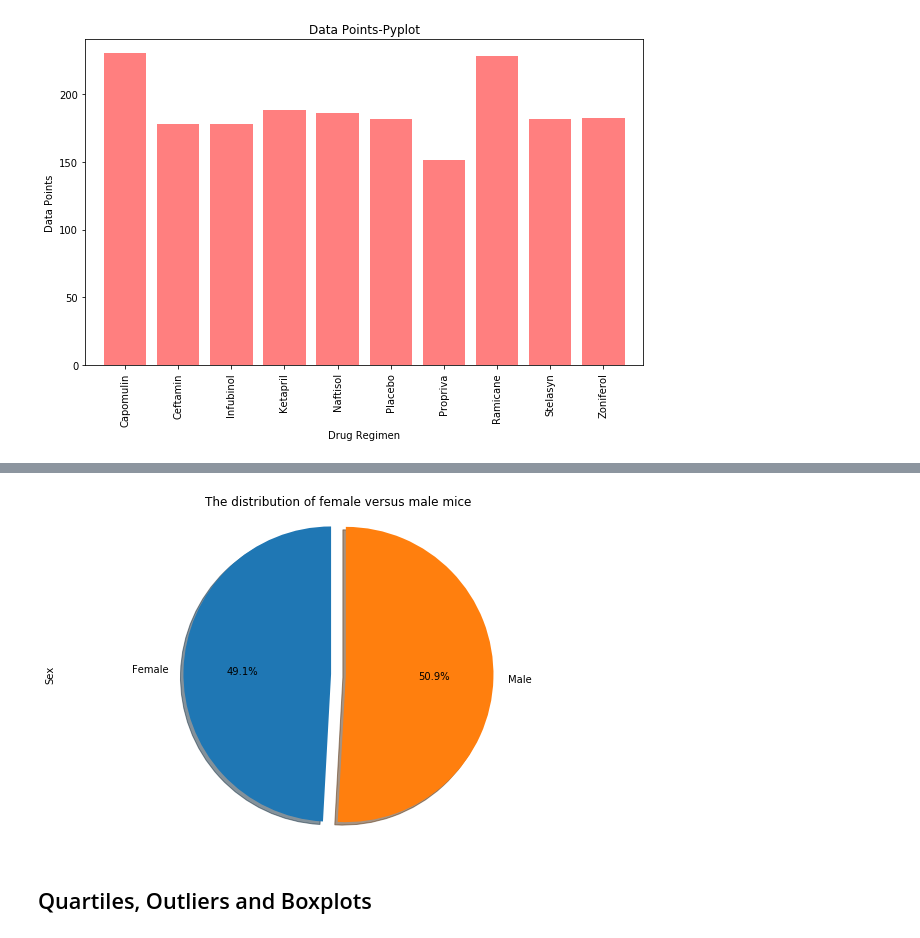
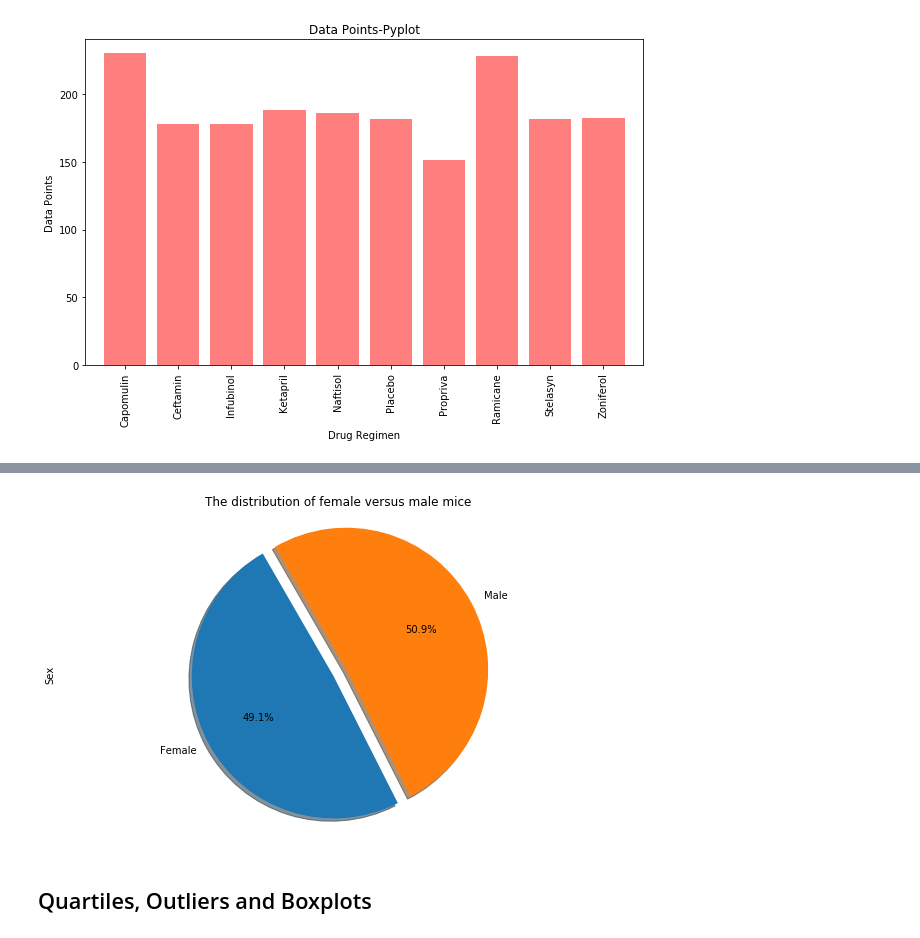
Before and after one commit to 22OVERSooN/Matplotlib_challenge, a Jupyter notebook: pymaceuticals_starter.ipynb, the cells around one changed output, grey strips where cells are left out. Drawn from its saved outputs; the diff is of its cells as text; code cells hidden in the pictures.

```diff
--- a/pymaceuticals_starter.ipynb
+++ b/pymaceuticals_starter.ipynb
@@ -198,19 +198,19 @@ pie_plot
 # %%
 # Generate a pie plot showing the distribution of female versus male mice using pyplot
 plt.figure(figsize=(10,6))
 
 #change the setting of the pie plot
 explode = (0.1, 0)
 gender_labels = gender_groupby_count.index.values.tolist()
 plt.pie(gender_groupby['Sex'].count(), labels=gender_labels,
-        autopct="%1.1f%%", shadow=True, startangle = 90, explode = explode)
+        autopct="%1.1f%%", shadow=True, startangle = 120, explode = explode)
 plt.axis("equal")
 
 plt.ylabel("Sex")
 plt.title("The distribution of female versus male mice")
 plt.show()
 # %% [output]
-[figure, old version]
+[figure, new version]
 # %% [markdown]
 ## Quartiles, Outliers and Boxplots
 # %%
```
Also changed, not shown: parts of 2 cells of this notebook.
